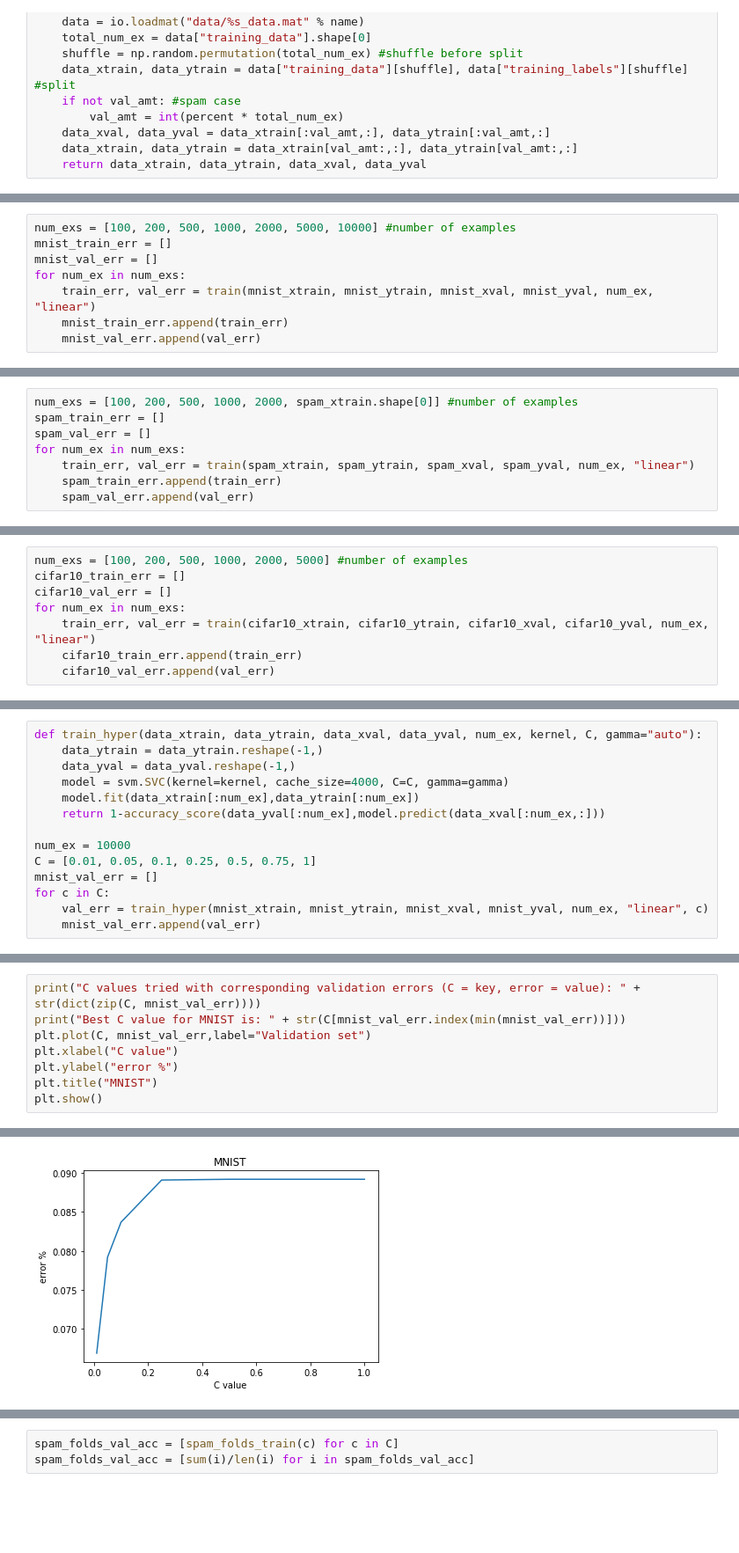
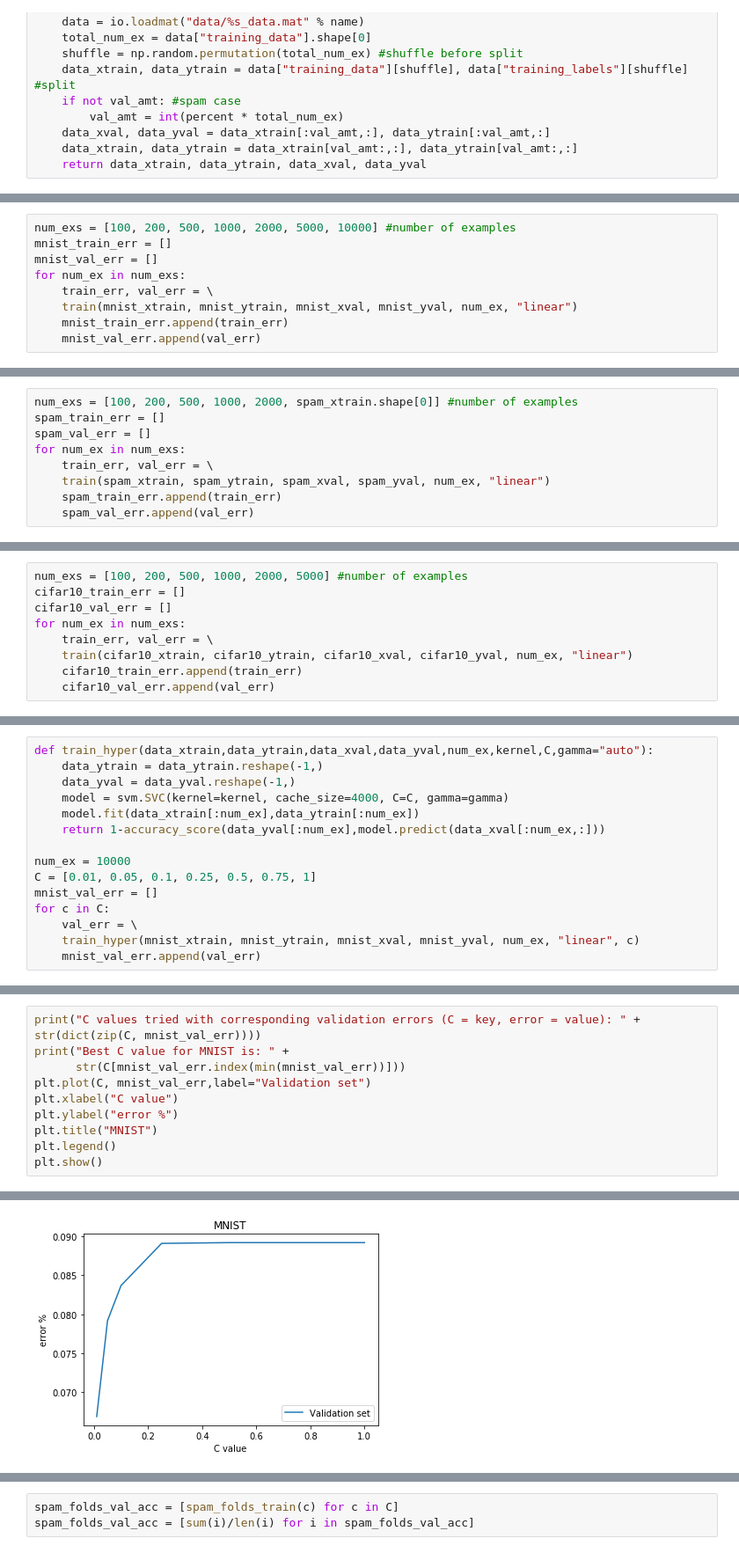
Before and after one commit to Dhanush123/cs189, a Jupyter notebook: hw1/hw1.ipynb, the cells around one changed output, grey strips where cells are left out. Shown at 88% size. Saved outputs shown, nothing was run; the diff lists cells and outputs as text; blank space fills up the shorter version.

```diff
--- a/hw1/hw1.ipynb
+++ b/hw1/hw1.ipynb
@@ -53,7 +64,8 @@ num_exs = [100, 200, 500, 1000, 2000, 5000, 10000] #number of examples
 mnist_train_err = []
 mnist_val_err = []
 for num_ex in num_exs:
-    train_err, val_err = train(mnist_xtrain, mnist_ytrain, mnist_xval, mnist_yval, num_ex, "linear")
+    train_err, val_err = \
+    train(mnist_xtrain, mnist_ytrain, mnist_xval, mnist_yval, num_ex, "linear")
     mnist_train_err.append(train_err)
     mnist_val_err.append(val_err)
 # %%
@@ -70,7 +83,8 @@ num_exs = [100, 200, 500, 1000, 2000, spam_xtrain.shape[0]] #number of examples
 spam_train_err = []
 spam_val_err = []
 for num_ex in num_exs:
-    train_err, val_err = train(spam_xtrain, spam_ytrain, spam_xval, spam_yval, num_ex, "linear")
+    train_err, val_err = \
+    train(spam_xtrain, spam_ytrain, spam_xval, spam_yval, num_ex, "linear")
     spam_train_err.append(train_err)
     spam_val_err.append(val_err)
 # %%
@@ -87,7 +102,8 @@ num_exs = [100, 200, 500, 1000, 2000, 5000] #number of examples
 cifar10_train_err = []
 cifar10_val_err = []
 for num_ex in num_exs:
-    train_err, val_err = train(cifar10_xtrain, cifar10_ytrain, cifar10_xval, cifar10_yval, num_ex, "linear")
+    train_err, val_err = \
+    train(cifar10_xtrain, cifar10_ytrain, cifar10_xval, cifar10_yval, num_ex, "linear")
     cifar10_train_err.append(train_err)
     cifar10_val_err.append(val_err)
 # %%
@@ -105,5 +124,5 @@ plt.show()
 # %%
-def train_hyper(data_xtrain, data_ytrain, data_xval, data_yval, num_ex, kernel, C, gamma="auto"):
+def train_hyper(data_xtrain,data_ytrain,data_xval,data_yval,num_ex,kernel,C,gamma="auto"):
     data_ytrain = data_ytrain.reshape(-1,)
     data_yval = data_yval.reshape(-1,)
     model = svm.SVC(kernel=kernel, cache_size=4000, C=C, gamma=gamma)
@@ -114,5 +133,6 @@ num_ex = 10000
 C = [0.01, 0.05, 0.1, 0.25, 0.5, 0.75, 1]
 mnist_val_err = []
 for c in C:
-    val_err = train_hyper(mnist_xtrain, mnist_ytrain, mnist_xval, mnist_yval, num_ex, "linear", c)
+    val_err = \
+    train_hyper(mnist_xtrain, mnist_ytrain, mnist_xval, mnist_yval, num_ex, "linear", c)
     mnist_val_err.append(val_err)
@@ -119,12 +141,14 @@ for c in C:
 # %%
 print("C values tried with corresponding validation errors (C = key, error = value): " + str(dict(zip(C, mnist_val_err))))
-print("Best C value for MNIST is: " + str(C[mnist_val_err.index(min(mnist_val_err))]))
+print("Best C value for MNIST is: " +
+      str(C[mnist_val_err.index(min(mnist_val_err))]))
 plt.plot(C, mnist_val_err,label="Validation set")
 plt.xlabel("C value")
 plt.ylabel("error %")
 plt.title("MNIST")
+plt.legend()
 plt.show()
 # %% [output]
 C values tried with corresponding validation errors (C = key, error = value): {0.01: 0.06689999999999996, 0.05: 0.07920000000000005, 0.1: 0.0837, 0.25: 0.08909999999999996, 0.5: 0.08919999999999995, 0 ...
 Best C value for MNIST is: 0.01
-[figure, old version]
+[figure, new version]
```
Also changed, not shown: parts of 29 cells of this notebook, 4 other files.
